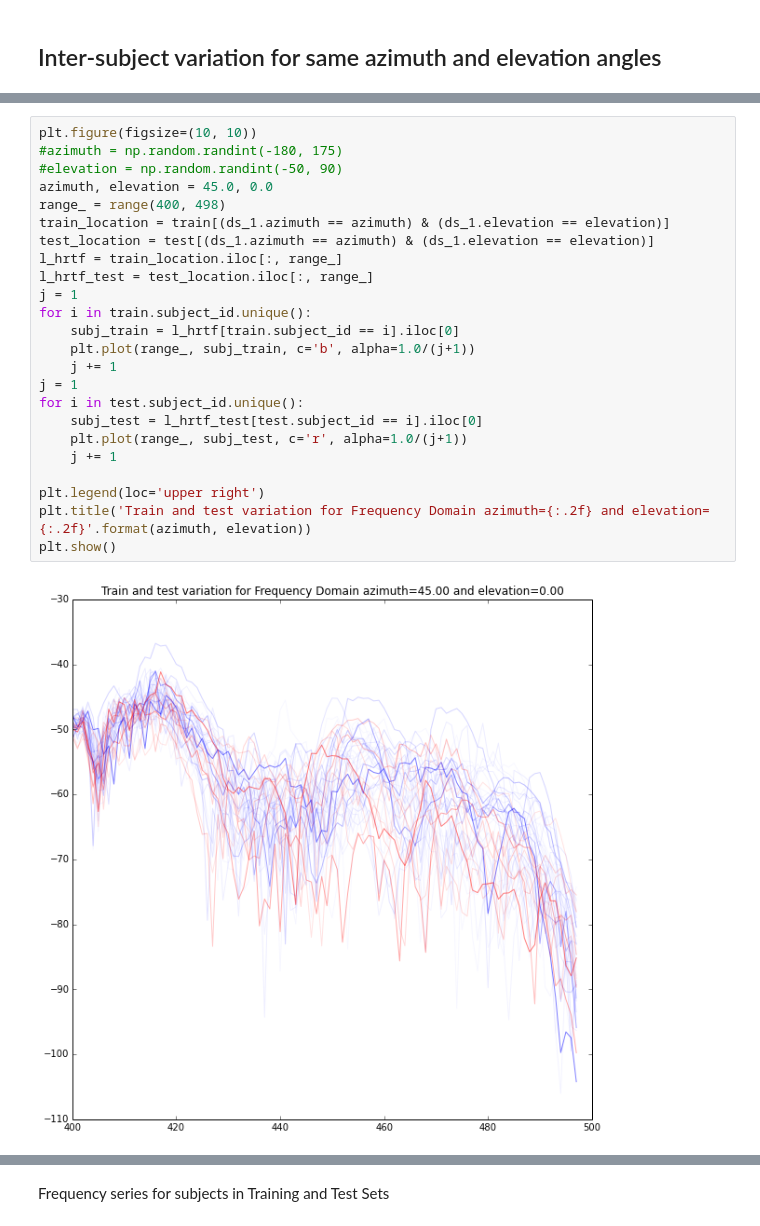
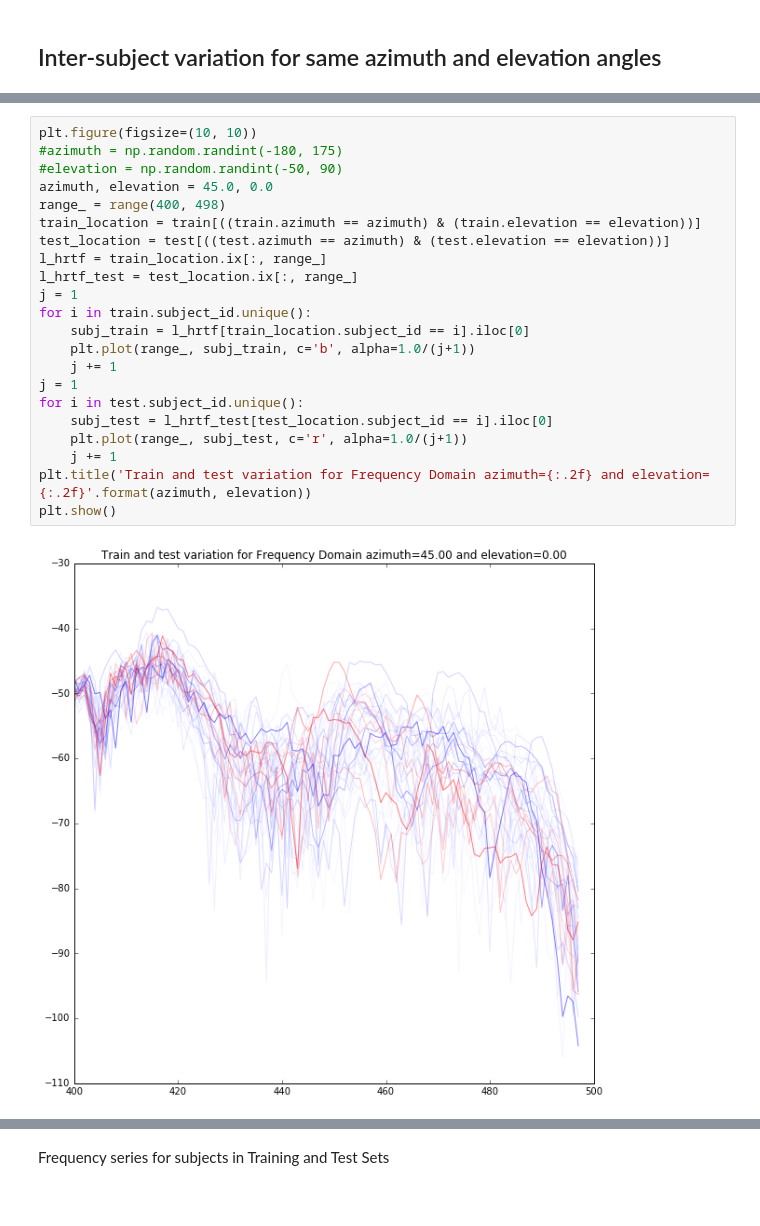
Before and after one commit to mvp291/dsga1003_term_project, a Jupyter notebook: 01_Data_Preparation_and_Understanding.ipynb, the cells around one changed output, grey strips where cells are left out. Saved outputs shown, nothing was run; the diff lists cells and outputs as text.

```diff
--- a/01_Data_Preparation_and_Understanding.ipynb
+++ b/01_Data_Preparation_and_Understanding.ipynb
@@ -189,26 +214,24 @@ ds_1.ix[:, 1399:].describe().transpose()
 # %%
 plt.figure(figsize=(10, 10))
 #azimuth = np.random.randint(-180, 175)
 #elevation = np.random.randint(-50, 90)
 azimuth, elevation = 45.0, 0.0
 range_ = range(400, 498)
-train_location = train[(ds_1.azimuth == azimuth) & (ds_1.elevation == elevation)]
-test_location = test[(ds_1.azimuth == azimuth) & (ds_1.elevation == elevation)]
-l_hrtf = train_location.iloc[:, range_]
-l_hrtf_test = test_location.iloc[:, range_]
+train_location = train[((train.azimuth == azimuth) & (train.elevation == elevation))]
+test_location = test[((test.azimuth == azimuth) & (test.elevation == elevation))]
+l_hrtf = train_location.ix[:, range_]
+l_hrtf_test = test_location.ix[:, range_]
 j = 1
 for i in train.subject_id.unique():
-    subj_train = l_hrtf[train.subject_id == i].iloc[0]
+    subj_train = l_hrtf[train_location.subject_id == i].iloc[0]
     plt.plot(range_, subj_train, c='b', alpha=1.0/(j+1))
     j += 1
 j = 1
 for i in test.subject_id.unique():
-    subj_test = l_hrtf_test[test.subject_id == i].iloc[0]
+    subj_test = l_hrtf_test[test_location.subject_id == i].iloc[0]
     plt.plot(range_, subj_test, c='r', alpha=1.0/(j+1))
     j += 1
-
-plt.legend(loc='upper right')
 plt.title('Train and test variation for Frequency Domain azimuth={:.2f} and elevation={:.2f}'.format(azimuth, elevation))
 plt.show()
 # %% [output]
-[figure, old version]
+[figure, new version]
```
Also changed, not shown: parts of 27 cells of this notebook, 2 other files.
